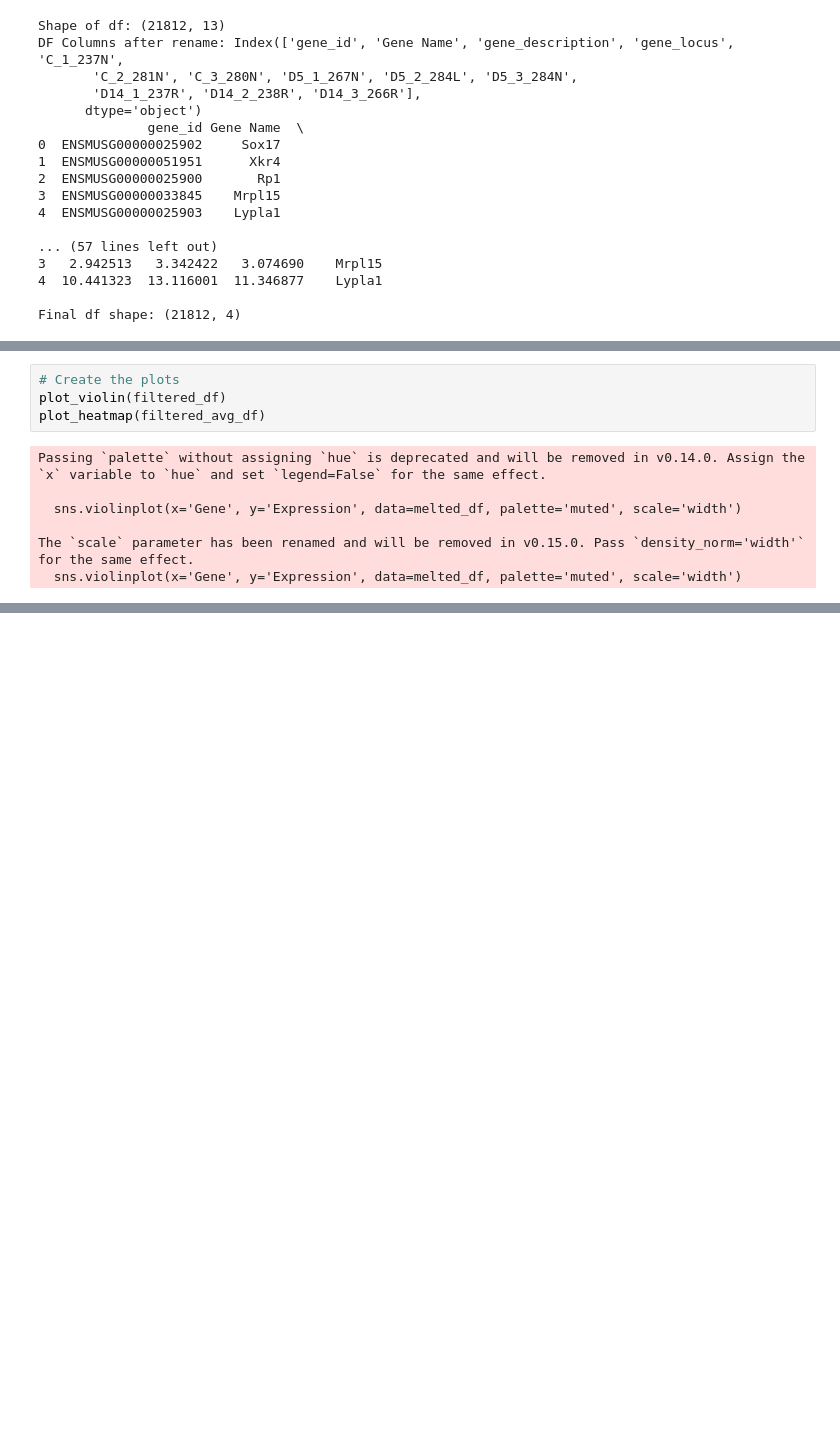
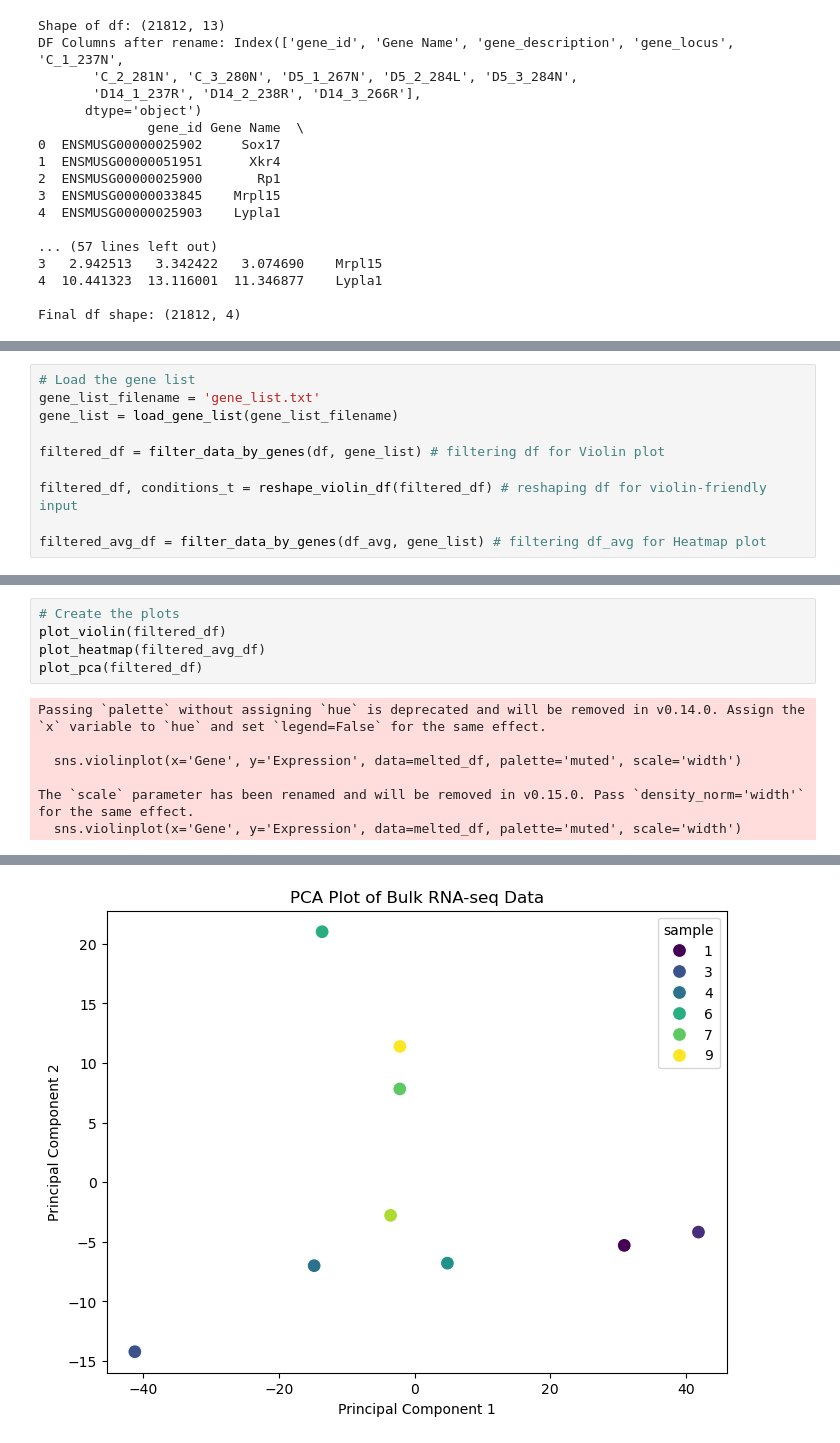
Before and after one commit to zbates1/Owens-Lab-RNASeq, a Jupyter notebook: Col1GFP_Sepsis/deg_analysis.ipynb, the cells around one changed output, grey strips where cells are left out. Saved outputs shown, nothing was run; the diff lists cells and outputs as text; blank space fills up the shorter version.

Commit message:
adding single gene analysis

```diff
--- a/Col1GFP_Sepsis/deg_analysis.ipynb
+++ b/Col1GFP_Sepsis/deg_analysis.ipynb
@@ -247,0 +256,10 @@ Filtered Data:
+# %%
+# Load the gene list
+gene_list_filename = 'gene_list.txt'
+gene_list = load_gene_list(gene_list_filename)
+
+filtered_df = filter_data_by_genes(df, gene_list) # filtering df for Violin plot
+
+filtered_df, conditions_t = reshape_violin_df(filtered_df) # reshaping df for violin-friendly input
+
+filtered_avg_df = filter_data_by_genes(df_avg, gene_list) # filtering df_avg for Heatmap plot
@@ -248,13 +296,15 @@ Filtered Data:
 # %%
 # Create the plots
 plot_violin(filtered_df)
 plot_heatmap(filtered_avg_df)
+plot_pca(filtered_df)
 # %% [output]
 Passing `palette` without assigning `hue` is deprecated and will be removed in v0.14.0. Assign the `x` variable to `hue` and set `legend=False` for the same effect.
 
   sns.violinplot(x='Gene', y='Expression', data=melted_df, palette='muted', scale='width')
 
 The `scale` parameter has been renamed and will be removed in v0.15.0. Pass `density_norm='width'` for the same effect.
   sns.violinplot(x='Gene', y='Expression', data=melted_df, palette='muted', scale='width')
 [figure]
 [figure]
+[figure, added]
```
Also changed, not shown: parts of 5 cells of this notebook, 2 other files.
